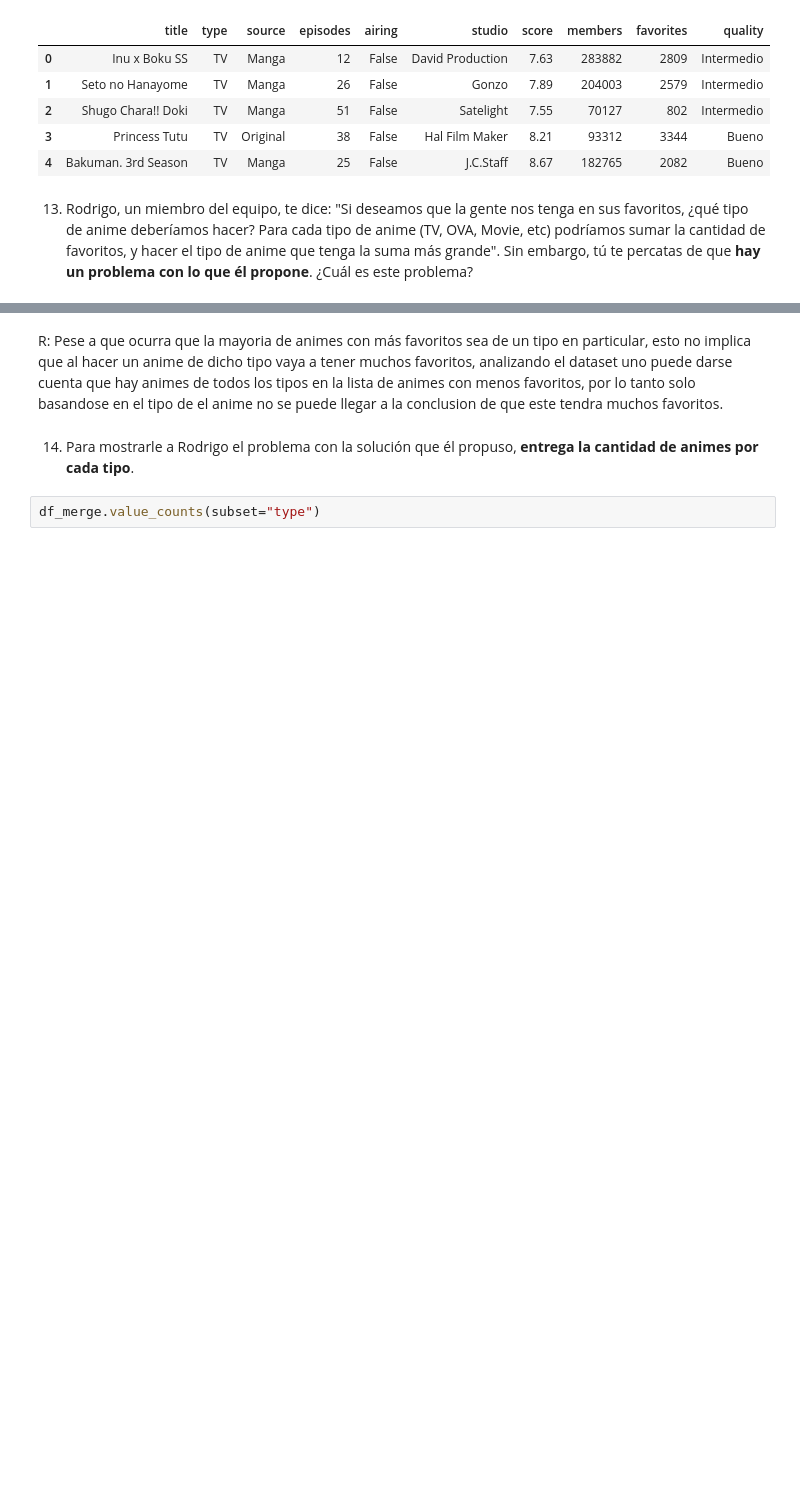
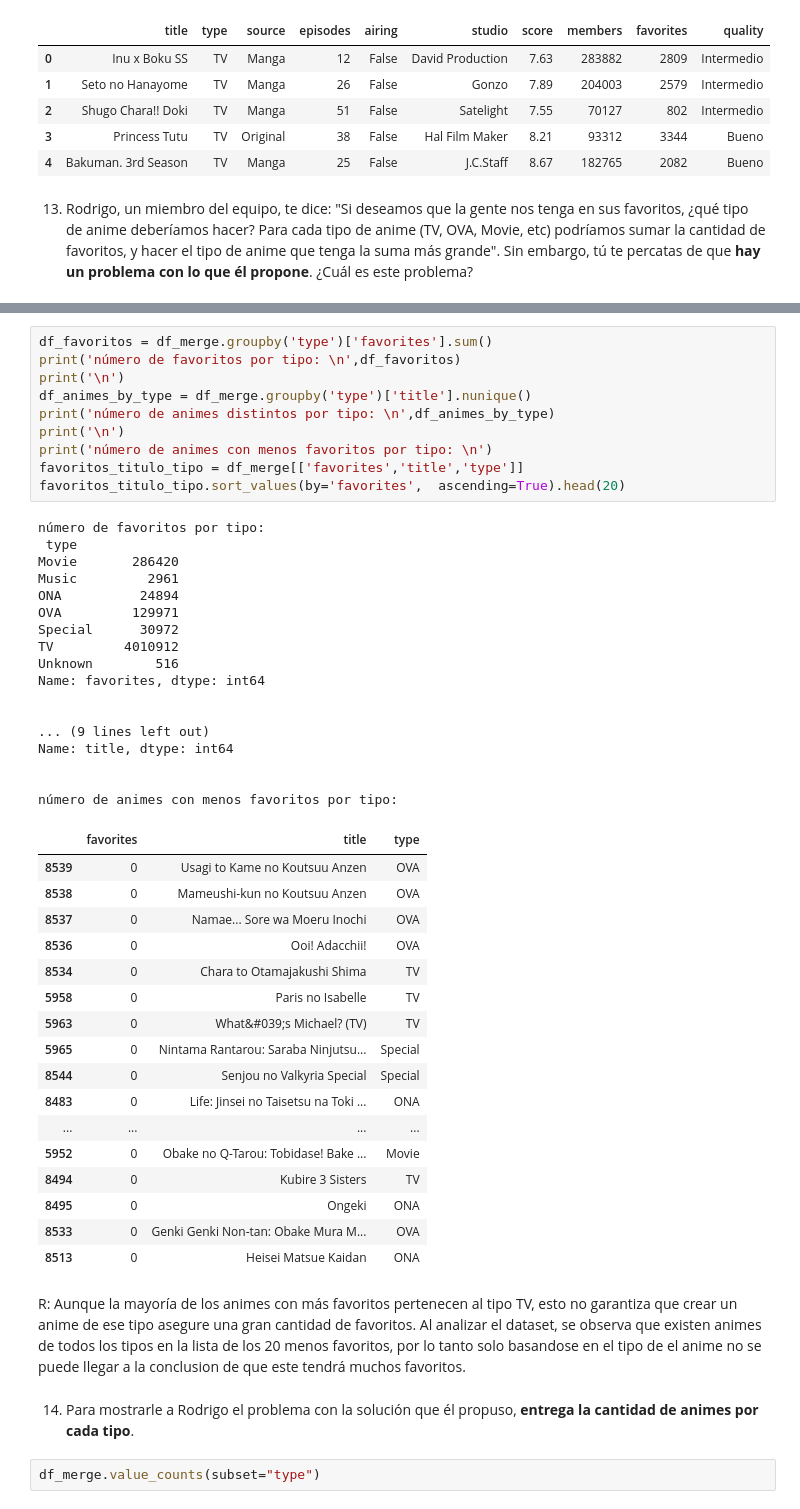
Before and after one commit to SebaSalasLvd/laboratorios-mineria, a Jupyter notebook: lab1/data/Laboratorio_1_2025.ipynb, the cells around one changed output, grey strips where cells are left out. Saved outputs shown, nothing was run; the diff lists cells and outputs as text; blank space fills up the shorter version.

```diff
--- a/lab1/data/Laboratorio_1_2025.ipynb
+++ b/lab1/data/Laboratorio_1_2025.ipynb
@@ -296,5 +273,50 @@ df_sorted.head(20)
+# %%
+df_favoritos = df_merge.groupby('type')['favorites'].sum()
+print('número de favoritos por tipo: \n',df_favoritos)
+print('\n')
+df_animes_by_type = df_merge.groupby('type')['title'].nunique()
+print('número de animes distintos por tipo: \n',df_animes_by_type)
+print('\n')
+print('número de animes con menos favoritos por tipo: \n')
+favoritos_titulo_tipo = df_merge[['favorites','title','type']]
+favoritos_titulo_tipo.sort_values(by='favorites',  ascending=True).head(20)
+# %% [output]
+número de favoritos por tipo:
+ type
+Movie       286420
+Music         2961
+ONA          24894
+OVA         129971
+Special      30972
+TV         4010912
+Unknown        516
+Name: favorites, dtype: int64
+
+
+... (9 lines left out)
+Name: title, dtype: int64
+
+
+número de animes con menos favoritos por tipo:
+|  | favorites | title | type |
+| 8539 | 0 | Usagi to Kame no Koutsuu Anzen | OVA |
+| 8538 | 0 | Mameushi-kun no Koutsuu Anzen | OVA |
+| 8537 | 0 | Namae... Sore wa Moeru Inochi | OVA |
+| 8536 | 0 | Ooi! Adacchii! | OVA |
+| 8534 | 0 | Chara to Otamajakushi Shima | TV |
+| 5958 | 0 | Paris no Isabelle | TV |
+| 5963 | 0 | What&#039;s Michael? (TV) | TV |
+| 5965 | 0 | Nintama Rantarou: Saraba Ninjutsu... | Special |
+| 8544 | 0 | Senjou no Valkyria Special | Special |
+| 8483 | 0 | Life: Jinsei no Taisetsu na Toki ... | ONA |
+| ... | ... | ... | ... |
+| 5952 | 0 | Obake no Q-Tarou: Tobidase! Bake ... | Movie |
+| 8494 | 0 | Kubire 3 Sisters | TV |
+| 8495 | 0 | Ongeki | ONA |
+| 8533 | 0 | Genki Genki Non-tan: Obake Mura M... | OVA |
+| 8513 | 0 | Heisei Matsue Kaidan | ONA |
 # %% [markdown]
-R: Pese a que ocurra que la mayoria de animes con más favoritos sea de un tipo en particular, esto no implica que al hacer un anime de dicho tipo vaya a tener muchos favoritos, analizando el dataset uno puede darse cuenta que hay animes de todos los tipos en la lista de animes con menos favoritos, por lo tanto solo basandose en el tipo de el anime no se puede llegar a la conclusion de que este tendra muchos favoritos.
+R: Aunque la mayoría de los animes con más favoritos pertenecen al tipo TV, esto no garantiza que crear un anime de ese tipo asegure una gran cantidad de favoritos. Al analizar el dataset, se observa que existen animes de todos los tipos en la lista de los 20 menos favoritos, por lo tanto solo basandose en el tipo de el anime no se puede llegar a la conclusion de que este tendrá muchos favoritos.
 # %% [markdown]
 14. Para mostrarle a Rodrigo el problema con la solución que él propuso, **entrega la cantidad de animes por cada tipo**.
 # %%
```
Also changed, not shown: parts of 1 cell of this notebook.
